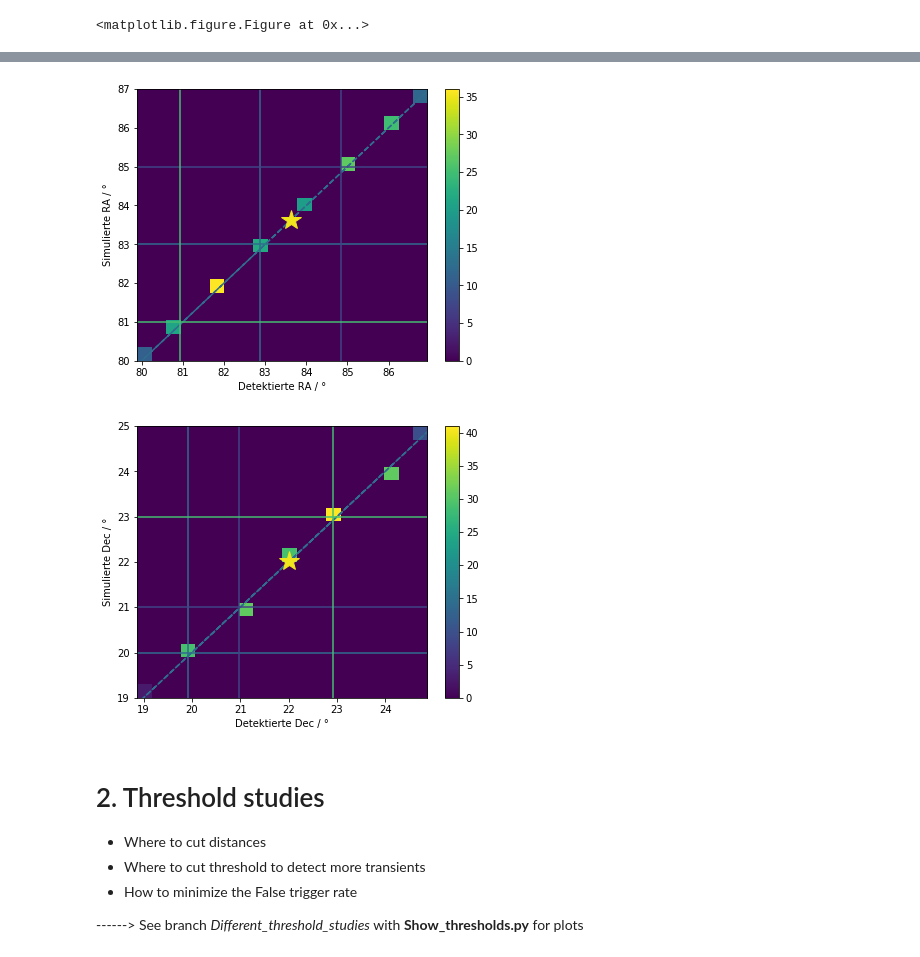
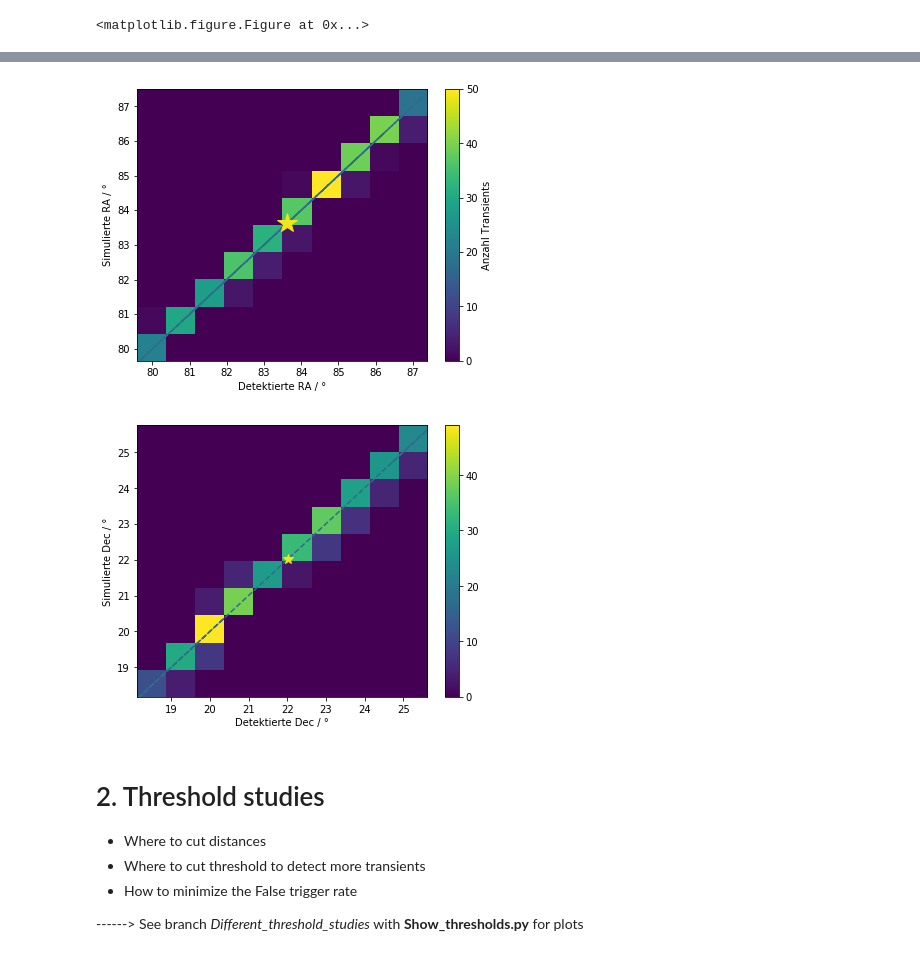
Before and after one commit to JanaMo/Project_Master, a Jupyter notebook: transient_search_plots/Show_results.ipynb, the cells around one changed output, grey strips where cells are left out. Saved outputs shown, nothing was run; the diff lists cells and outputs as text; code cells hidden in the pictures.

Commit message:
New Labels

```diff
--- a/transient_search_plots/Show_results.ipynb
+++ b/transient_search_plots/Show_results.ipynb
@@ -159,15 +159,15 @@ alert.meta['threshold']
 # %%
 Start = cube
 End = den
-pos = trans['position'][0]
-Unden = Start['cube'][0]
-Den = End['cube_smoothed'][0]
+pos = trans['position'][1]
+Unden = Start['cube'][1]
+Den = End['cube_smoothed'][1]
 
 fig, (ax1,ax2) = plt.subplots(1,2, sharex=True,figsize=(10,5))
 
 vmax = Unden.max()
-ima = ax1.pcolormesh(Unden[26], cmap='viridis',vmin=0, vmax=vmax/3)
-im = ax2.pcolormesh(Den[26], cmap='viridis',vmin=0, vmax=vmax/3)
+ima = ax1.pcolormesh(Unden[25], cmap='viridis',vmin=0, vmax=vmax/3)
+im = ax2.pcolormesh(Den[37], cmap='viridis',vmin=0, vmax=vmax/3)
 fig.subplots_adjust(right=0.7)
 cbar_ax = fig.add_axes([0.98, 0.11, 0.03, 0.85])
 bar = fig.colorbar(im, cax=cbar_ax)
@@ -191,6 +191,6 @@ ax2.set_xlabel('RA / °')
 ax1.set_ylabel('DEC / °')
 ax2.set_ylabel('DEC / °')
 fig.tight_layout()
-#plt.savefig('Results_jpeg/Detection.jpeg')
-plt.savefig('Results_pdf/Detection.pdf',bbox_inches='tight')
+plt.savefig('Results_jpeg/Detection.jpeg')
+#plt.savefig('Results_pdf/Detection.pdf',bbox_inches='tight')
 # %% [output]
@@ -390,47 +397,46 @@ def Plot_RA_2D(n,alertpath):
 ## Simulated transient (=cube without background)
     trans = Table.read('/home/jana/Schreibtisch/Projekt_Master/cta_transient_search/build/n{}_s60_trandom_trans.hdf5'.format(n), path='data')
     True_pos = trans['position']
 
     ## Alert Table
     alert = Table.read('/home/jana/Schreibtisch/Projekt_Master/cta_transient_search/build/n{}_s60_trandom{}_alert.hdf5'.format(n,alertpath), path='data')
     Pred_pos = alert['pred_position']
 
     Ras = np.zeros(len(Pred_pos))
     Rasim = np.zeros(len(True_pos))
     distances = np.zeros(len(Pred_pos))
     counter = 1
 
     for prediction,true in zip(Pred_pos,True_pos):
         Ra_diff = true[0]-prediction[0]
         counter +=1
         Ras[counter-2] = prediction[0]
         Rasim[counter-2] = true[0]
 
     #############################################################
     plt.figure(figsize=(6.5,5))
     Ra = np.ones(len(Ras[np.logical_not(np.isnan(Ras))]))*True_pos[0][0]
     plt.hist2d(Ras[np.logical_not(np.isnan(Ras))],Rasim[np.logical_not(np.isnan(Ras))],
-              bins=[20,20],cmap = 'viridis')
+              bins=[10,10],cmap = 'viridis')
     plt.plot(Ras[np.logical_not(np.isnan(Ras))],Ras[np.logical_not(np.isnan(Ras))],'--', color=viridis7)
     plt.plot(83.63,83.63,'*',ms=20 ,color=viridis0)
-    plt.colorbar()
+    bar = plt.colorbar()
+    bar.set_label('Anzahl Transients')
     plt.xlabel('Detektierte RA / °')
     plt.ylabel('Simulierte RA / °')
-    plt.axvline(Pred_pos[0][0],color=viridis7)
-    plt.axhline(True_pos[0][0],color=viridis7)
-    plt.axvline(Pred_pos[2][0],color=viridis9)
-    plt.axhline(True_pos[2][0],color=viridis9)
-    plt.axvline(Pred_pos[10][0],color=viridis3)
-    plt.axhline(True_pos[10][0],color=viridis3)
-    #plt.savefig('Results_pdf/2D_RA_N{}{}.pdf'.format(n,alertpath))
-    #plt.savefig('Results_jpeg/2D_RA_N{}{}.jpeg'.format(n,alertpath))
+    #plt.axvline(Pred_pos[0][0],color=viridis7)
+    #plt.axhline(True_pos[0][0],color=viridis7)
+    #plt.axvline(Pred_pos[2][0],color=viridis9)
+    #plt.axhline(True_pos[2][0],color=viridis9)
+    #plt.axvline(Pred_pos[10][0],color=viridis3)
+    #plt.axhline(True_pos[10][0],color=viridis3)
+    plt.savefig('Results_pdf/2D_RA_N{}{}.pdf'.format(n,alertpath))
+    plt.savefig('Results_jpeg/2D_RA_N{}{}.jpeg'.format(n,alertpath))
     #plt.show()
 
-Plot_RA_2D(400,'')
-#plt.savefig('Results_pdf/Beispiel_Linien.pdf',bbox_inches='tight')
-plt.savefig('Results_jpeg/Beispiel_Linien.jpeg',bbox_inches='tight')
+Plot_RA_2D(420,'')
 # %% [output]
-[figure, old version]
+[figure, new version]
 # %%
 def Plot_DEC_2D(n,alertpath):
 ## Simulated transient (=cube without background)
@@ -453,25 +459,25 @@ def Plot_DEC_2D(n,alertpath):
     #############################################################
     plt.figure(figsize=(6.5,5))
     plt.hist2d(Decs[np.logical_not(np.isnan(Decs))],Decsim[np.logical_not(np.isnan(Decs))],
-              bins=[20,20],cmap = 'viridis')
+              bins=[10,10],cmap = 'viridis')
     plt.plot(Decs[np.logical_not(np.isnan(Decs))],Decs[np.logical_not(np.isnan(Decs))],'--', color=viridis7)
-    plt.plot(22.0145,22.0145,'*',ms=20 ,color=viridis0)
+    plt.plot(22.0145,22.0145,'*',ms=10 ,color=viridis0)
     plt.colorbar()
     plt.xlabel('Detektierte Dec / °')
     plt.ylabel('Simulierte Dec / °')
-    plt.axvline(Pred_pos[0][1],color=viridis7)
-    plt.axhline(True_pos[0][1],color=viridis7)
-    plt.axvline(Pred_pos[2][1],color=viridis9)
-    plt.axhline(True_pos[2][1],color=viridis9)
-    plt.axvline(Pred_pos[10][1],color=viridis3)
-    plt.axhline(True_pos[10][1],color=viridis3)
-    #plt.savefig('Results_pdf/2D_DEC_N{}{}.pdf'.format(n,alertpath))
-    plt.savefig('Results_jpeg/2D_DEC_N{}{}.jpeg'.format(n,alertpath))
+    #plt.axvline(Pred_pos[0][1],color=viridis7)
+    #plt.axhline(True_pos[0][1],color=viridis7)
+    #plt.axvline(Pred_pos[2][1],color=viridis9)
+    #plt.axhline(True_pos[2][1],color=viridis9)
+    #plt.axvline(Pred_pos[10][1],color=viridis3)
+    #plt.axhline(True_pos[10][1],color=viridis3)
+    plt.savefig('Results_pdf/2D_DEC_N{}{}.pdf'.format(n,alertpath))
+
     plt.show()
 
-Plot_DEC_2D(400,'')
+Plot_DEC_2D(420,'')
 # %% [output]
-[figure, old version]
+[figure, new version]
 # %% [markdown]
 # 2. Threshold studies
 - Where to cut distances
```
Also changed, not shown: parts of 14 cells of this notebook, 2 other files.
